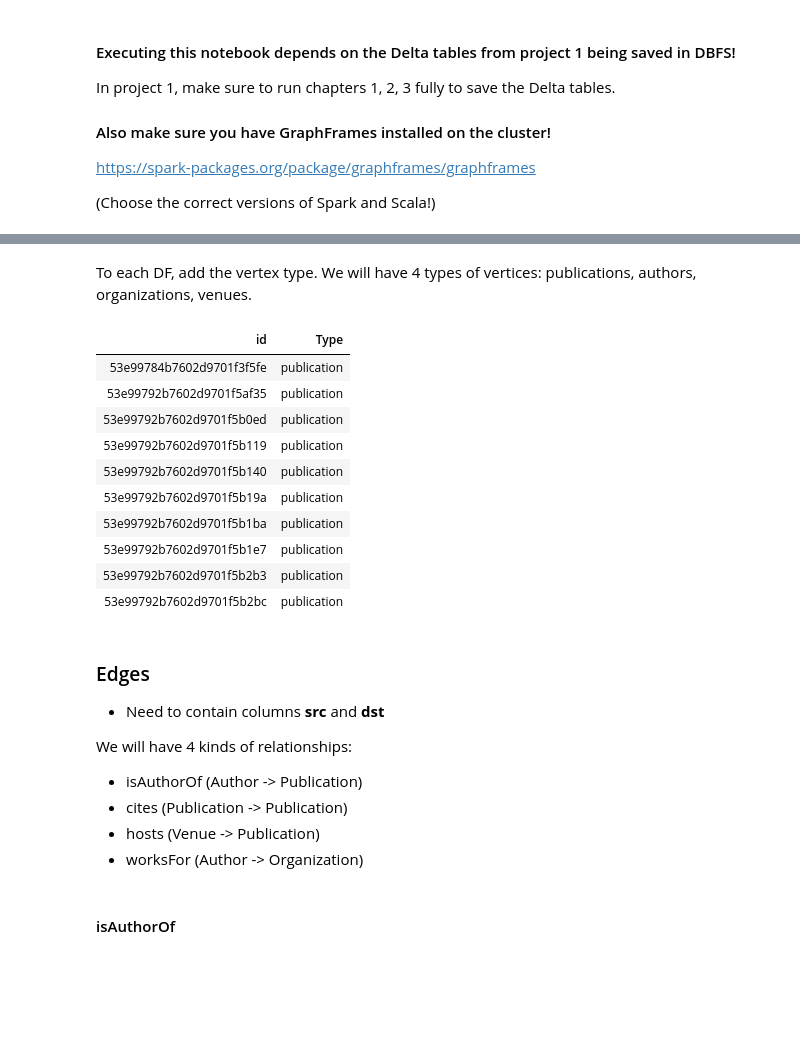
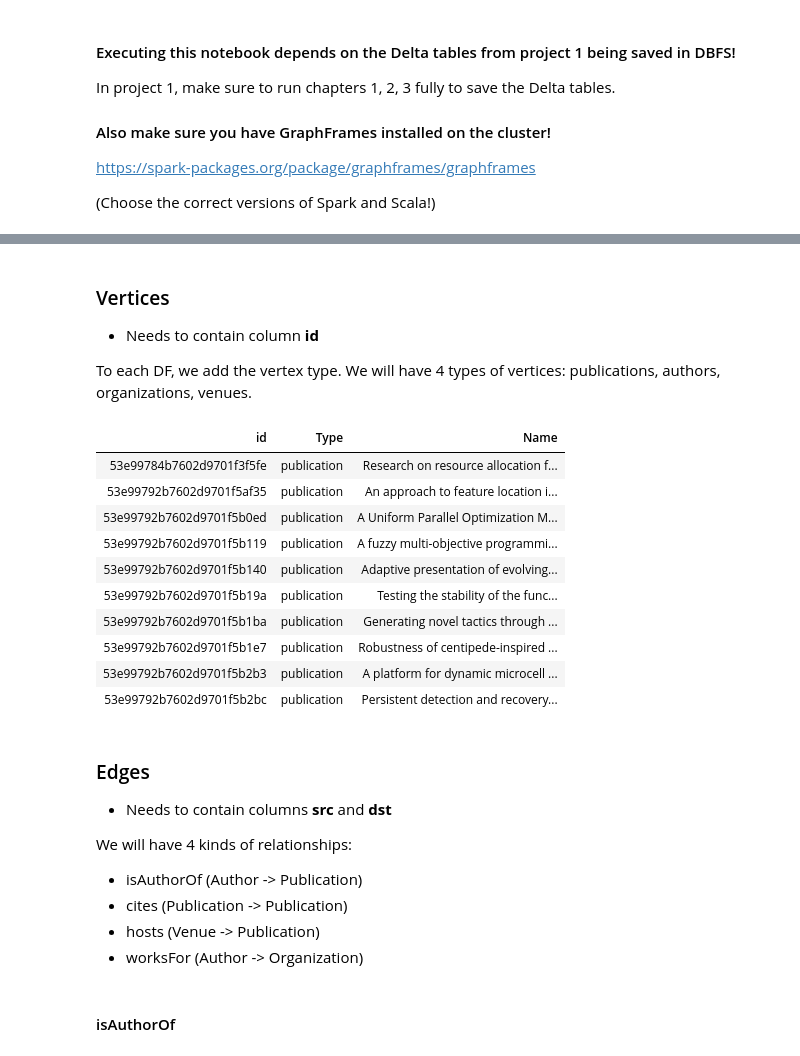
Before and after one commit to Martin-Msb/bdm-project-2, a Jupyter notebook: Knowledge Graph.ipynb, the cells around one changed output, grey strips where cells are left out. Saved outputs shown, nothing was run; the diff lists cells and outputs as text; code cells hidden in the pictures; blank space fills up the shorter version.

```diff
--- a/Knowledge Graph.ipynb
+++ b/Knowledge Graph.ipynb
@@ -39,8 +34,11 @@ I'll skip this and use the created dataframs instead!
 # %%
-dblp_df = spark.read.load('dbfs:/user/dblpv13/dblp_table')
-author_df = spark.read.load('dbfs:/user/dblpv13/author_table')
-org_df = spark.read.load('dbfs:/user/dblpv13/org_table')
-venue_df = spark.read.load('dbfs:/user/dblpv13/venue_table')
+split = 0 # or 'full' to use all data. In that case, queries work but analytics crash because the graph is too big.
+
+# Make sure the table paths here match with the paths in the project 1 notebook (end of chapter 3).
+dblp_df = spark.read.load(f'dbfs:/user/dblpv13/dblp_{split}')
+author_df = spark.read.load(f'dbfs:/user/dblpv13/authors_{split}')
+org_df = spark.read.load(f'dbfs:/user/dblpv13/orgs_{split}')
+venue_df = spark.read.load(f'dbfs:/user/dblpv13/venues_{split}')
 
 logger.info(f'Read table row counts:\n\tDBLP fact table: {dblp_df.count()}\n\tAuthor table: {author_df.count()}\n\tVenue table: {venue_df.count()}\n\tOrganization table: {org_df.count()}')
 # %% [output]
@@ -52,3 +50,3 @@ INFO:__main__:Read table row counts:
 # %%
-def lim_print(df, lim):
+def lim_print(df, lim = 10): # print only top n (default 10) rows of a dataframe
     display(df.limit(lim))
@@ -58,7 +72,10 @@ def lim_print(df, lim):
 # %% [markdown]
-To each DF, add the vertex type. We will have 4 types of vertices: publications, authors, organizations, venues.
+### Vertices
+* Needs to contain column **id**
+
+To each DF, we add the vertex type. We will have 4 types of vertices: publications, authors, organizations, venues.
 # %%
-# Add type to each df and rename column 'ID' to 'id'.
+# Add type to each df.
 dblp_df = dblp_df.withColumn('Type', F.lit('publication')).withColumnRenamed('ID', 'id')
 author_df = author_df.withColumn('Type', F.lit('author')).withColumnRenamed('ID', 'id')
 org_df = org_df.withColumn('Type', F.lit('org')).withColumnRenamed('ID', 'id')
@@ -66,30 +83,31 @@ venue_df = venue_df.withColumn('Type', F.lit('venue')).withColumnRenamed('ID', '
 
 # Union the relevant columns of each df into a single df.
 _vertices = (dblp_df
-            .select('id', 'Type')
-            .union(author_df
-                   .select('id', 'Type'))
-            .union(org_df
-                   .select('id', 'Type'))
-            .union(venue_df
-                   .select('id', 'Type')))
+             .withColumnRenamed('Title', 'Name')
+             .select('id', 'Type', 'Name')
+             .union(author_df
+                    .select('id', 'Type', 'Name'))
+             .union(org_df
+                    .select('id', 'Type', 'Name'))
+             .union(venue_df
+                    .select('id', 'Type', 'Name')))
 # %%
-lim_print(_vertices, 10)
+lim_print(_vertices)
 # %% [output]
-| id | Type |
-| 53e99784b7602d9701f3f5fe | publication |
-| 53e99792b7602d9701f5af35 | publication |
-| 53e99792b7602d9701f5b0ed | publication |
-| 53e99792b7602d9701f5b119 | publication |
-| 53e99792b7602d9701f5b140 | publication |
-| 53e99792b7602d9701f5b19a | publication |
-| 53e99792b7602d9701f5b1ba | publication |
-| 53e99792b7602d9701f5b1e7 | publication |
-| 53e99792b7602d9701f5b2b3 | publication |
-| 53e99792b7602d9701f5b2bc | publication |
+| id | Type | Name |
+| 53e99784b7602d9701f3f5fe | publication | Research on resource allocation f... |
+| 53e99792b7602d9701f5af35 | publication | An approach to feature location i... |
+| 53e99792b7602d9701f5b0ed | publication | A Uniform Parallel Optimization M... |
+| 53e99792b7602d9701f5b119 | publication | A fuzzy multi-objective programmi... |
+| 53e99792b7602d9701f5b140 | publication | Adaptive presentation of evolving... |
+| 53e99792b7602d9701f5b19a | publication | Testing the stability of the func... |
+| 53e99792b7602d9701f5b1ba | publication | Generating novel tactics through ... |
+| 53e99792b7602d9701f5b1e7 | publication | Robustness of centipede-inspired ... |
+| 53e99792b7602d9701f5b2b3 | publication | A platform for dynamic microcell ... |
+| 53e99792b7602d9701f5b2bc | publication | Persistent detection and recovery... |
 # %% [markdown]
 ### Edges
-* Need to contain columns **src** and **dst**
+* Needs to contain columns **src** and **dst**
 
 We will have 4 kinds of relationships:
 * isAuthorOf (Author -> Publication)
```
Also changed, not shown: parts of 74 cells of this notebook.
